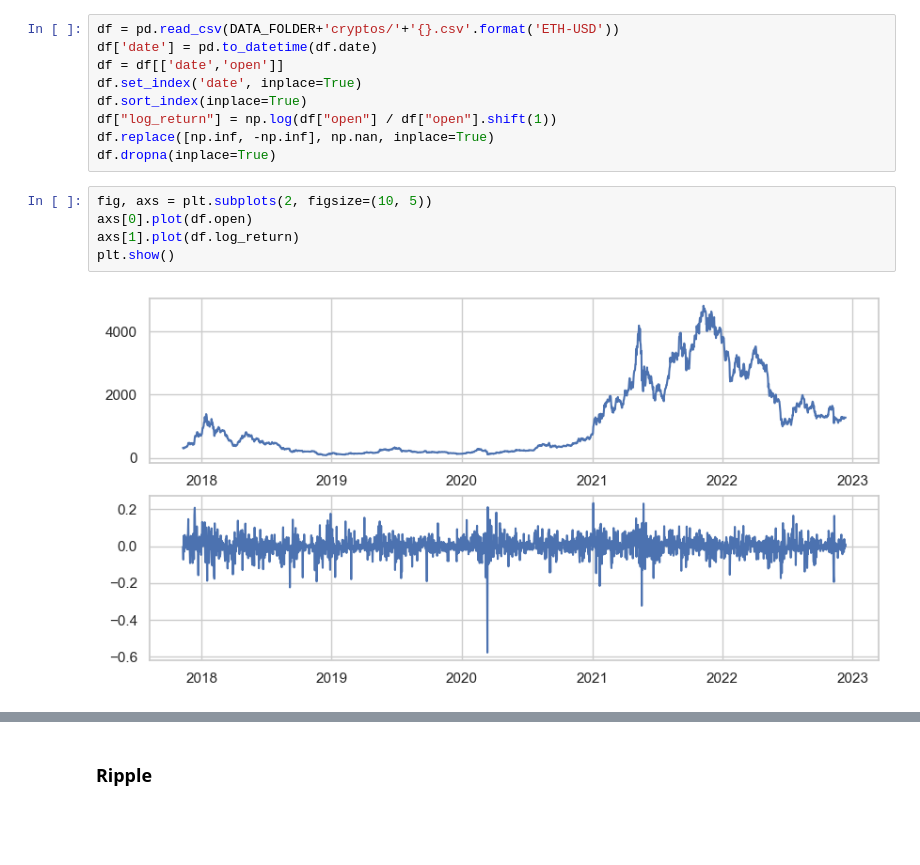
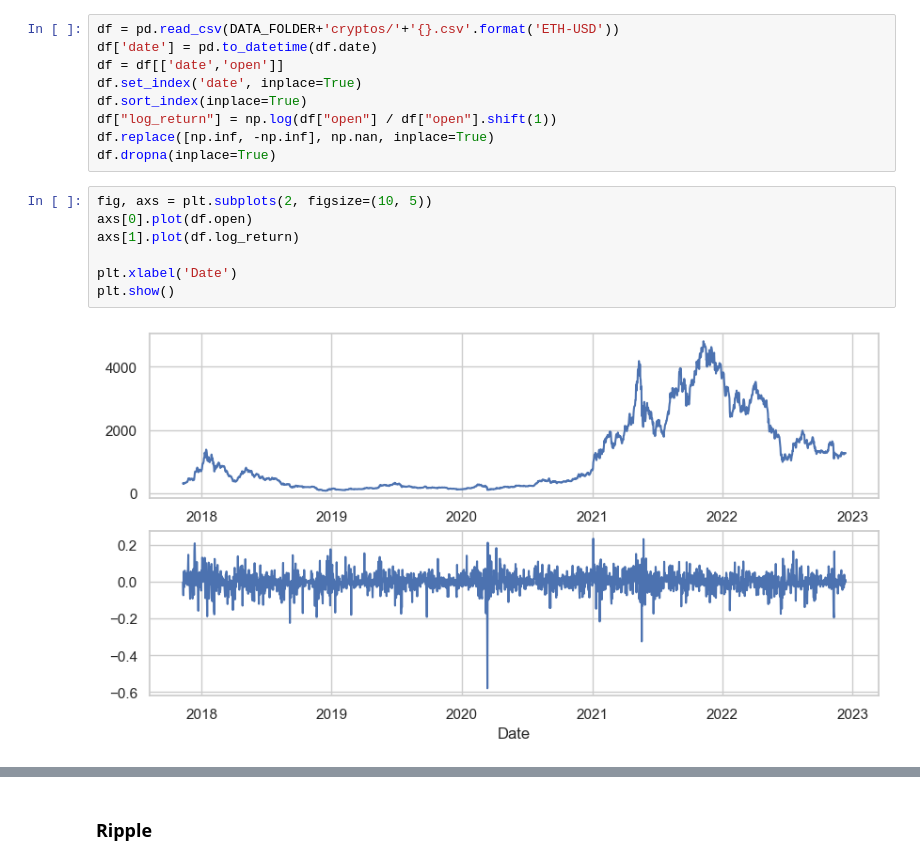
Before and after one commit to CS-433/ml-project-2-bogota, a Jupyter notebook: notebooks/data_analysis.ipynb, the cells around one changed output, grey strips where cells are left out. Drawn from its saved outputs; the diff is of its cells as text; blank space fills up the shorter version.

```diff
--- a/notebooks/data_analysis.ipynb
+++ b/notebooks/data_analysis.ipynb
@@ -57,8 +73,10 @@ df.dropna(inplace=True)
 # %%
 fig, axs = plt.subplots(2, figsize=(10, 5))
 axs[0].plot(df.open)
 axs[1].plot(df.log_return)
+
+plt.xlabel('Date')
 plt.show()
 # %% [output]
-[figure, old version]
+[figure, new version]
 # %%
```
Also changed, not shown: parts of 35 cells of this notebook, 40 other files.
